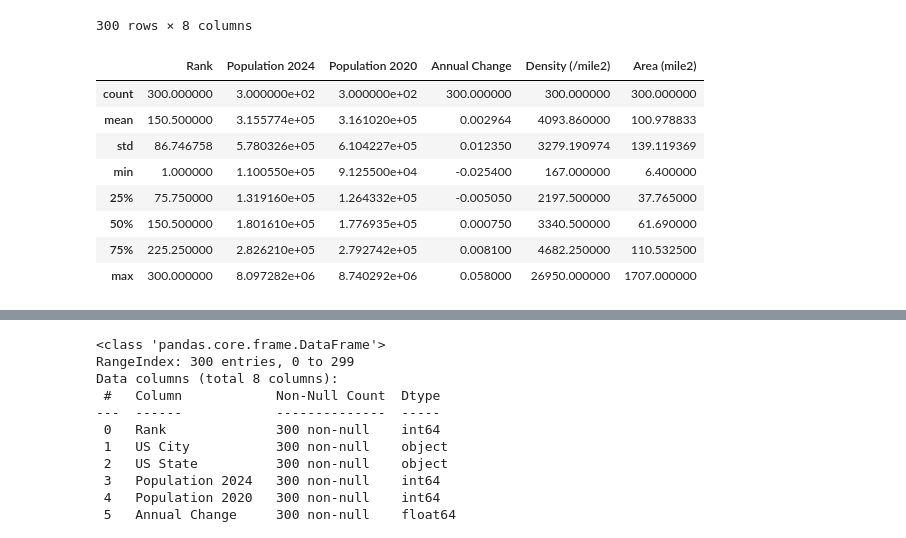
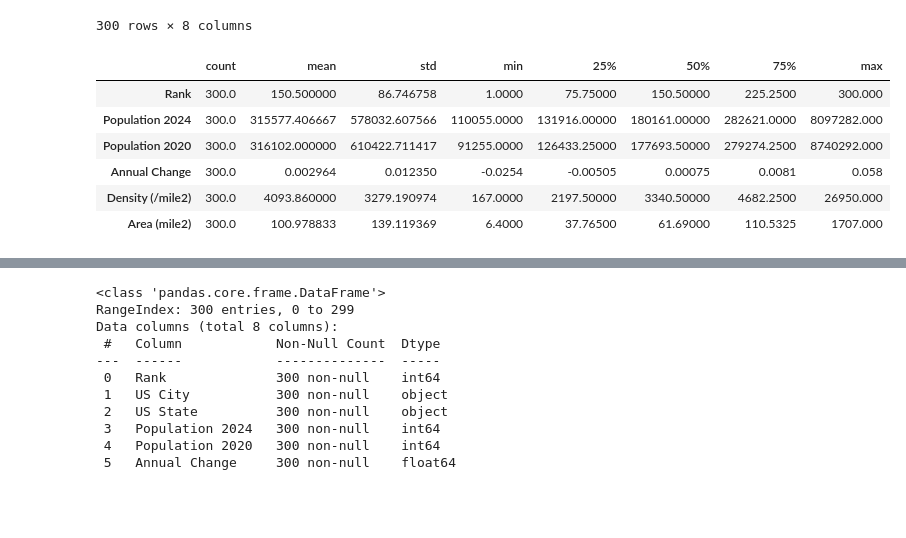
Before and after one commit to 254Bit/InteractiveDashboards, a Jupyter notebook: Population/population.ipynb, the cells around one changed output, grey strips where cells are left out. Saved outputs shown, nothing was run; the diff lists cells and outputs as text; code cells hidden in the pictures; blank space fills up the shorter version.

```diff
--- a/Population/population.ipynb
+++ b/Population/population.ipynb
@@ -19,14 +19,12 @@ df
 | 299 | 300 | Santa Maria | California | 110055 | 109782 | 0.0006 | 4825 | ... |
 300 rows × 8 columns
 # %%
-df.describe()
+df.describe().T
 # %% [output]
-|  | Rank | Population 2024 | Population 2020 | Annual Change | Density (/mile2) | Area (mile2) |
-| count | 300.000000 | 3.000000e+02 | 3.000000e+02 | 300.000000 | 300.000000 | 300.000000 |
-| mean | 150.500000 | 3.155774e+05 | 3.161020e+05 | 0.002964 | 4093.860000 | 100.978833 |
-| std | 86.746758 | 5.780326e+05 | 6.104227e+05 | 0.012350 | 3279.190974 | 139.119369 |
-| min | 1.000000 | 1.100550e+05 | 9.125500e+04 | -0.025400 | 167.000000 | 6.400000 |
-| 25% | 75.750000 | 1.319160e+05 | 1.264332e+05 | -0.005050 | 2197.500000 | 37.765000 |
-| 50% | 150.500000 | 1.801610e+05 | 1.776935e+05 | 0.000750 | 3340.500000 | 61.690000 |
-| 75% | 225.250000 | 2.826210e+05 | 2.792742e+05 | 0.008100 | 4682.250000 | 110.532500 |
-| max | 300.000000 | 8.097282e+06 | 8.740292e+06 | 0.058000 | 26950.000000 | 1707.000000 |
+|  | count | mean | std | min | 25% | 50% | 75% | max |
+| Rank | 300.0 | 150.500000 | 86.746758 | 1.0000 | 75.75000 | 150.50000 | 225.2500 | 300.000 |
+| Population 2024 | 300.0 | 315577.406667 | 578032.607566 | 110055.0000 | 131916.00000 | 180161.00000 | 282621.0000 | 8097282.000 |
+| Population 2020 | 300.0 | 316102.000000 | 610422.711417 | 91255.0000 | 126433.25000 | 177693.50000 | 279274.2500 | 8740292.000 |
+| Annual Change | 300.0 | 0.002964 | 0.012350 | -0.0254 | -0.00505 | 0.00075 | 0.0081 | 0.058 |
+| Density (/mile2) | 300.0 | 4093.860000 | 3279.190974 | 167.0000 | 2197.50000 | 3340.50000 | 4682.2500 | 26950.000 |
+| Area (mile2) | 300.0 | 100.978833 | 139.119369 | 6.4000 | 37.76500 | 61.69000 | 110.5325 | 1707.000 |
```
Also changed, not shown: parts of 1 cell of this notebook.
